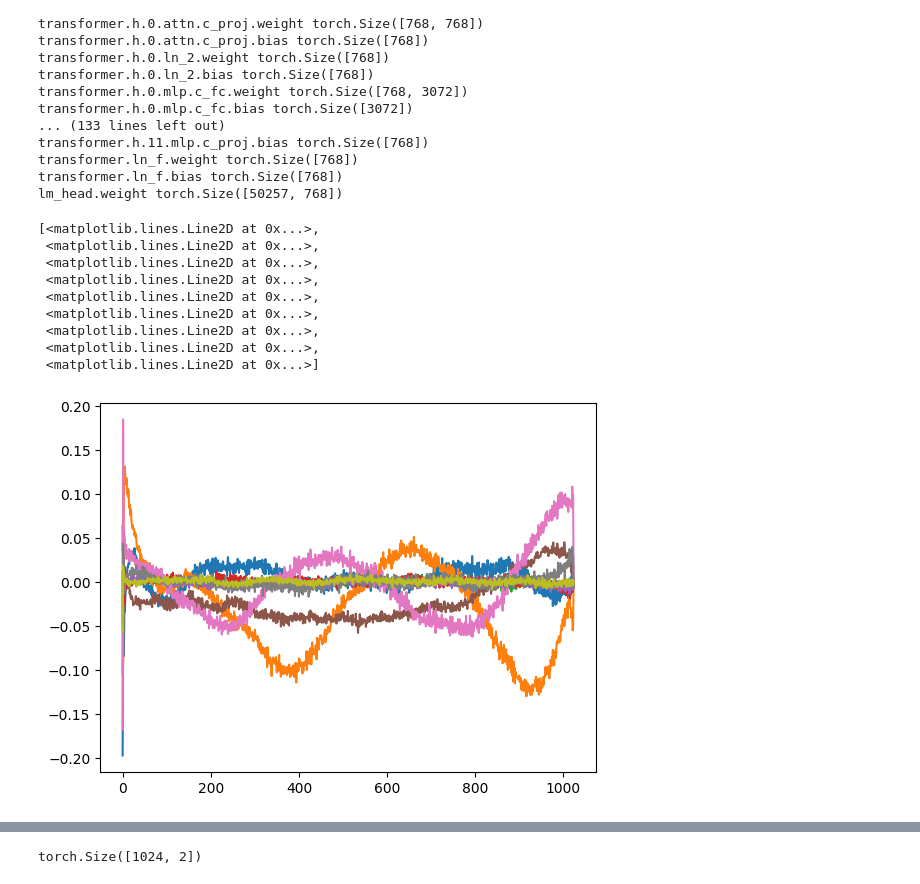
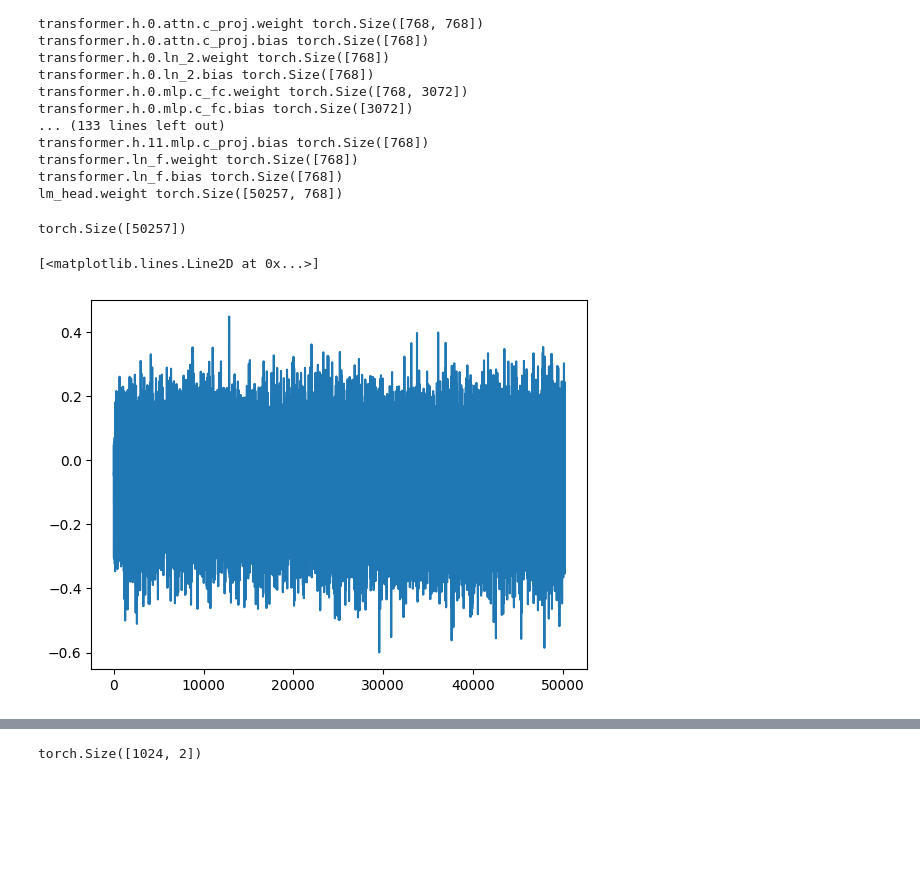
Before and after one commit to uvamsi76/practice_nanogpt, a Jupyter notebook: play2.ipynb, the cells around one changed output, grey strips where cells are left out. Saved outputs shown, nothing was run; the diff lists cells and outputs as text; code cells hidden in the pictures; blank space fills up the shorter version.

```diff
--- a/play2.ipynb
+++ b/play2.ipynb
@@ -64,16 +64,12 @@ lm_head.weight torch.Size([50257, 768])
 # print(c)
 # %%
 import matplotlib.pyplot as plt
+# %%
+sd_hf['transformer.wte.weight'][:,1].shape
+# %% [output]
+torch.Size([50257])
 # %%
-plt.plot(sd_hf["transformer.wpe.weight"][:,1:10])
+plt.plot(sd_hf['transformer.wte.weight'][:,1])
 # %% [output]
-[<matplotlib.lines.Line2D at 0x...>,
- <matplotlib.lines.Line2D at 0x...>,
- <matplotlib.lines.Line2D at 0x...>,
- <matplotlib.lines.Line2D at 0x...>,
- <matplotlib.lines.Line2D at 0x...>,
- <matplotlib.lines.Line2D at 0x...>,
- <matplotlib.lines.Line2D at 0x...>,
- <matplotlib.lines.Line2D at 0x...>,
- <matplotlib.lines.Line2D at 0x...>]
+[<matplotlib.lines.Line2D at 0x...>]
-[figure, old version]
+[figure, new version]
```
Also changed, not shown: parts of 3 cells of this notebook, 10 other files.
